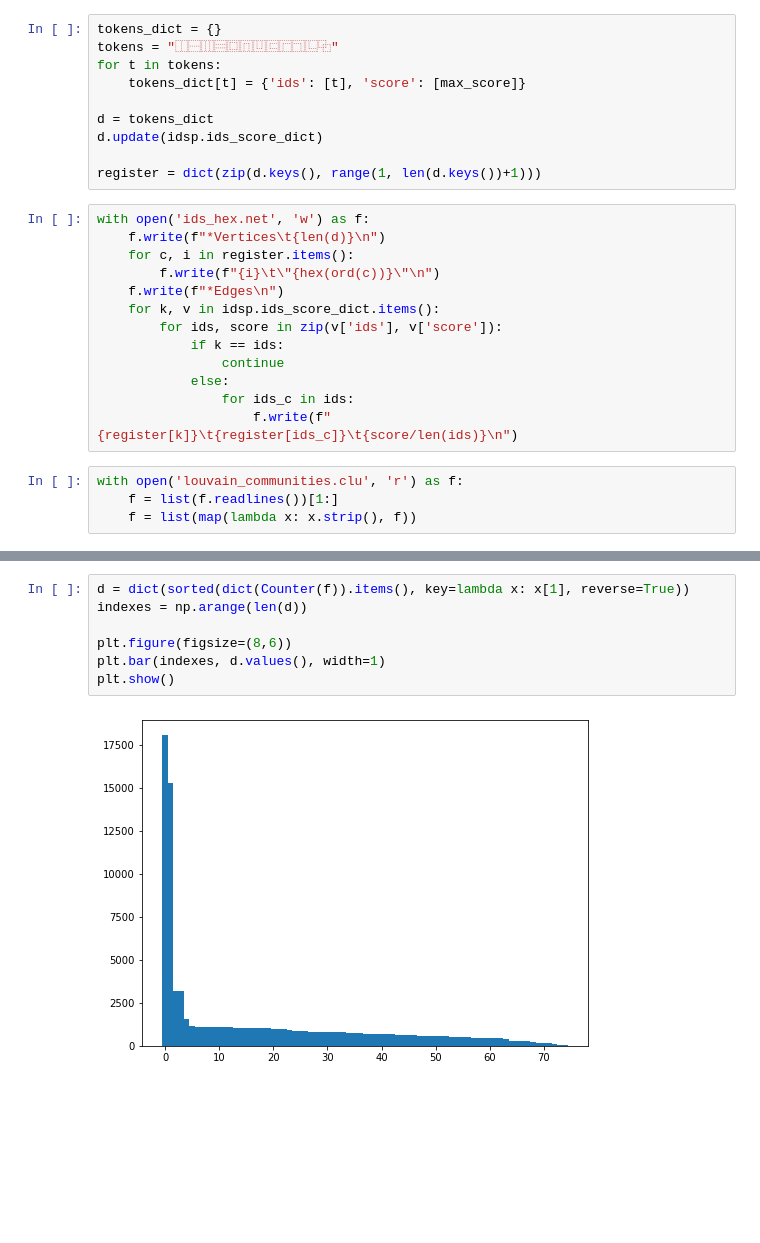
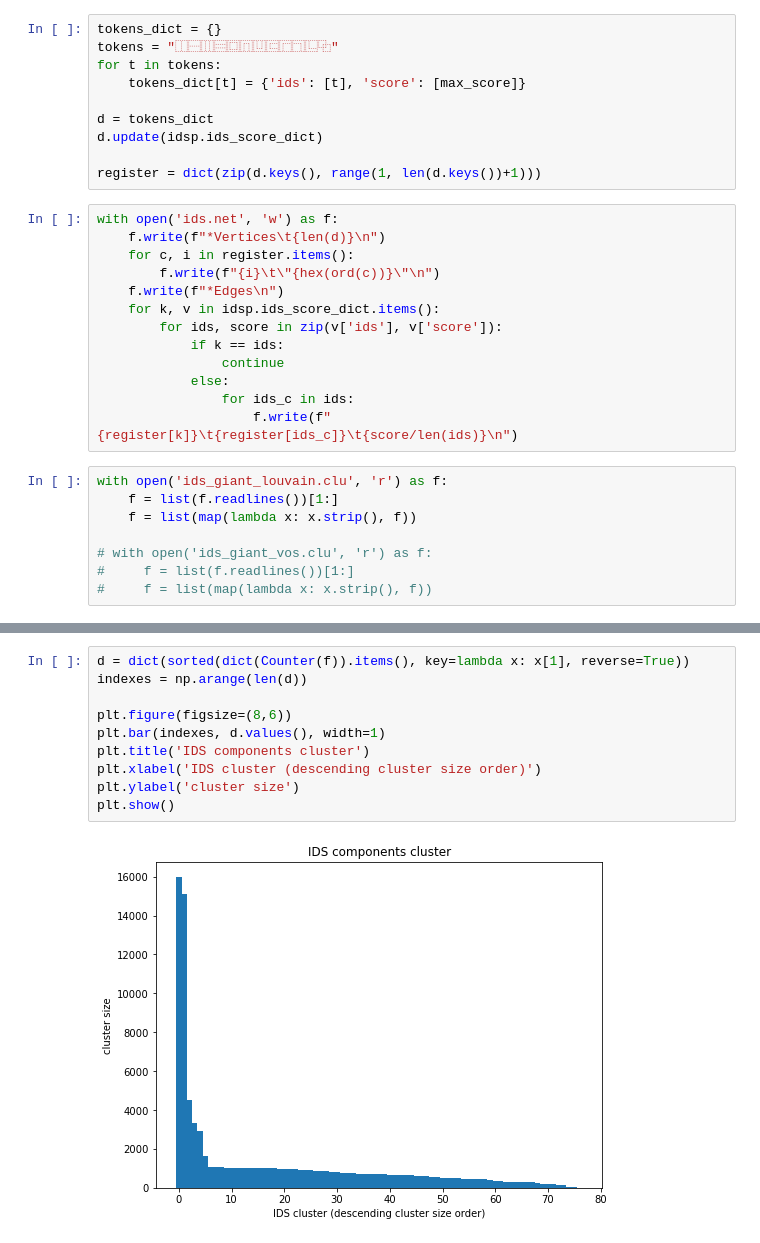
Before and after one commit to ohshane/radical-clustering, a Jupyter notebook: v2.ipynb, the cells around one changed output, grey strips where cells are left out. Drawn from its saved outputs; the diff is of its cells as text; blank space fills up the shorter version.

```diff
--- a/v2.ipynb
+++ b/v2.ipynb
@@ -111,7 +148,7 @@ d.update(idsp.ids_score_dict)
 
 register = dict(zip(d.keys(), range(1, len(d.keys())+1)))
 # %%
-with open('ids_hex.net', 'w') as f:
+with open('ids.net', 'w') as f:
     f.write(f"*Vertices\t{len(d)}\n")
     for c, i in register.items():
         f.write(f"{i}\t\"{hex(ord(c))}\"\n")
@@ -124,9 +161,13 @@ with open('ids_hex.net', 'w') as f:
                 for ids_c in ids:
                     f.write(f"{register[k]}\t{register[ids_c]}\t{score/len(ids)}\n")
 # %%
-with open('louvain_communities.clu', 'r') as f:
+with open('ids_giant_louvain.clu', 'r') as f:
     f = list(f.readlines())[1:]
     f = list(map(lambda x: x.strip(), f))
+
+# with open('ids_giant_vos.clu', 'r') as f:
+#     f = list(f.readlines())[1:]
+#     f = list(map(lambda x: x.strip(), f))
 # %%
 # cluster size (1~75)
 d = dict(Counter(f))
@@ -140,10 +181,13 @@ plt.show()
 # %%
 d = dict(sorted(dict(Counter(f)).items(), key=lambda x: x[1], reverse=True))
 indexes = np.arange(len(d))
 
 plt.figure(figsize=(8,6))
 plt.bar(indexes, d.values(), width=1)
+plt.title('IDS components cluster')
+plt.xlabel('IDS cluster (descending cluster size order)')
+plt.ylabel('cluster size')
 plt.show()
 # %% [output]
-[figure, old version]
+[figure, new version]
 # %%
```
Also changed, not shown: parts of 11 cells of this notebook, 43 other files.
